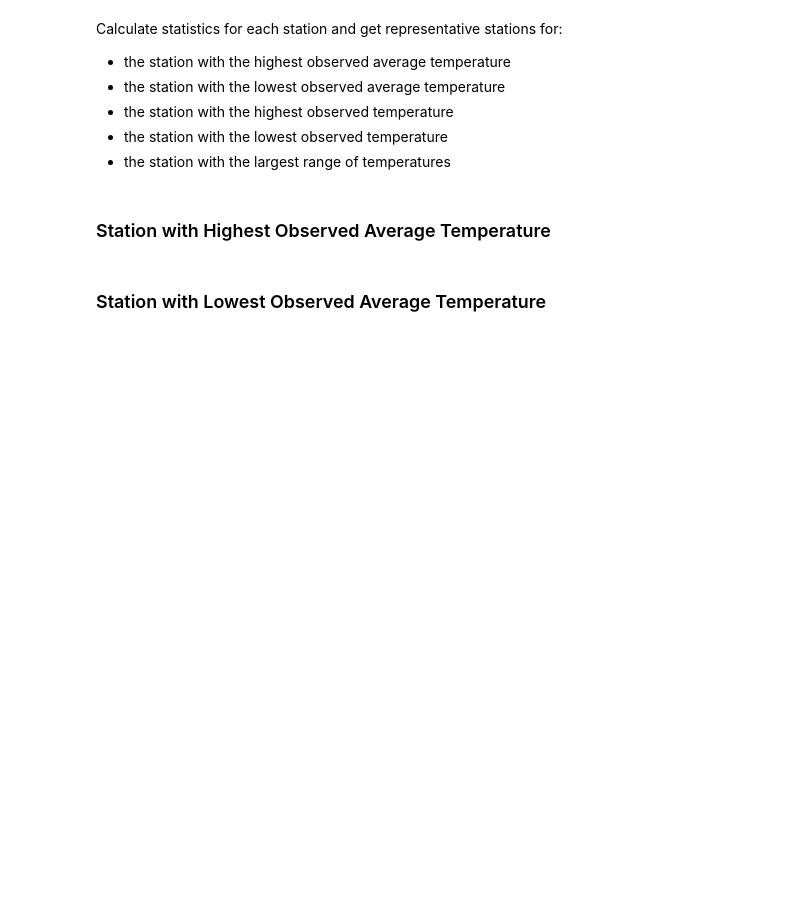
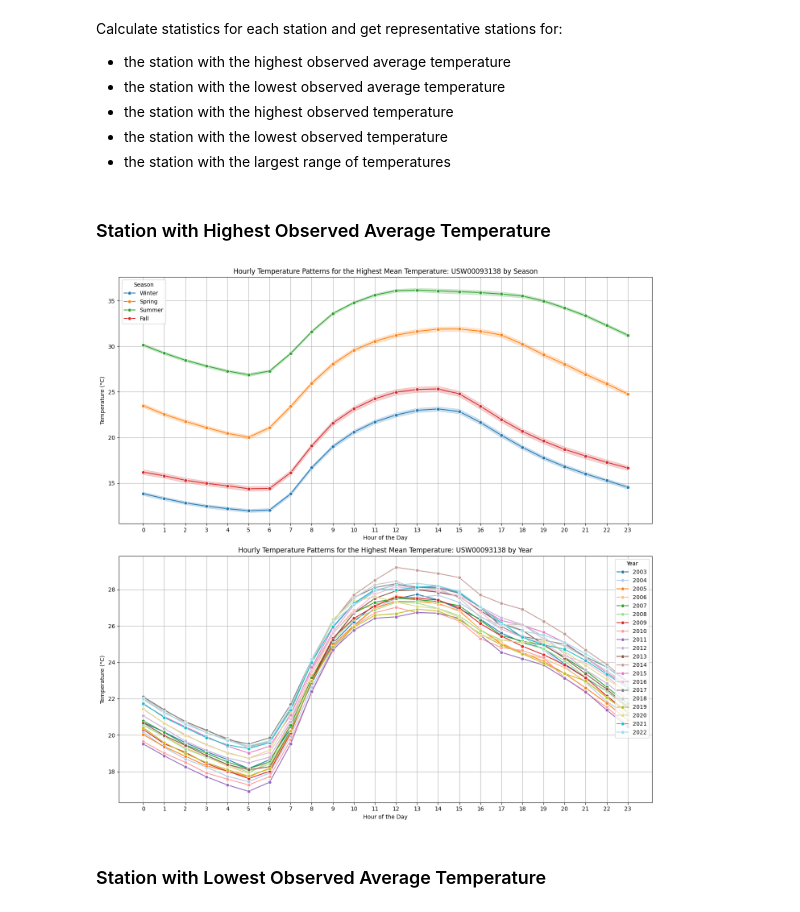
Before and after one commit to lizbethkr/PHIT-Project-1, a Jupyter notebook: notebooks/exploratory_data_analysis.ipynb, the cells around one changed output. Drawn from its saved outputs; the diff is of its cells as text; code cells hidden in the pictures; blank space fills up the shorter version.

Commit message:
Plotted representative stations

```diff
--- a/notebooks/exploratory_data_analysis.ipynb
+++ b/notebooks/exploratory_data_analysis.ipynb
@@ -387,2 +331,8 @@ representative_stations = get_representative_stations(CA_stations_clean)
+# %%
+first_station_key = list(representative_stations.keys())[0]
+first_station = representative_stations[first_station_key]
+plot_representative(CA_stations_clean, first_station['Station_ID'], first_station_key)
+# %% [output]
+[figure, added]
 # %% [markdown]
 ### Station with Lowest Observed Average Temperature
```
Also changed, not shown: parts of 12 cells of this notebook, 1 other file.
